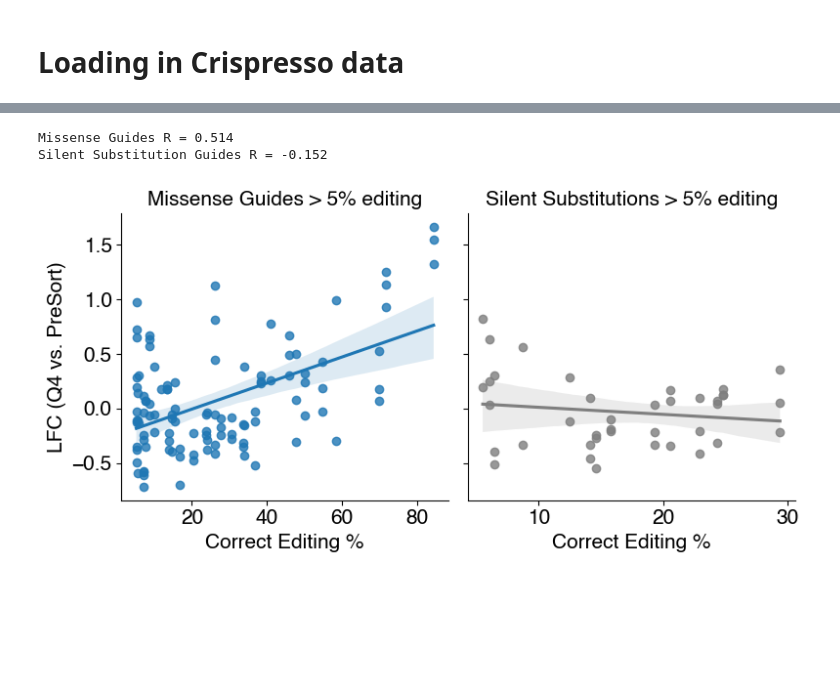
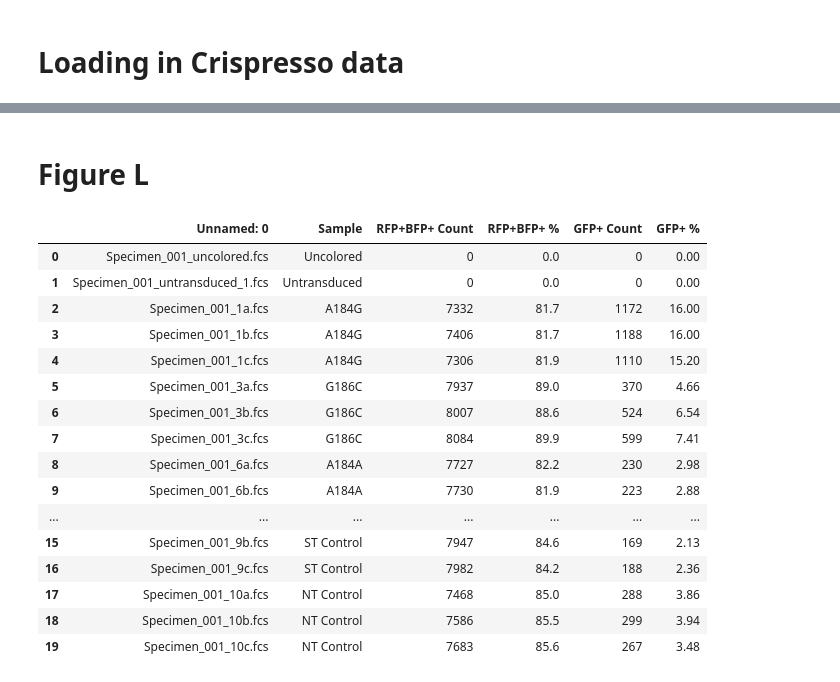
Before and after one commit to samgould2/KEAP1-mutLOH-prime-editing-sensor, a Jupyter notebook: main_figure.ipynb, the cells around one changed output, grey strips where cells are left out. Drawn from its saved outputs; the diff is of its cells as text; code cells hidden in the pictures; blank space fills up the shorter version.

```diff
--- a/main_figure.ipynb
+++ b/main_figure.ipynb
@@ -644,43 +507,25 @@ m3 = pd.concat((controls, targeting))
-# %%
-fig, ax =plt.subplots(1,2,figsize=(8,4), sharey=True)
-
-#first part of plot (left)
-targeting = m3[m3['classification'].isin(['VUS', 'driver', 'germline'])]
-targeting = targeting[targeting['bin']=='Q4 - High']
-
-sns.regplot(data=targeting, x='corr_perc', y='LFC', ax=ax[0])
-ax[0].set_xlabel('Correct Editing %', fontsize=15)
-ax[1].set_xlabel('Correct Editing %', fontsize=15)
-
-ax[0].set_ylabel('LFC (Q4 vs. PreSort)', fontsize=15)
-
-pear = np.round(scipy.stats.pearsonr(targeting['corr_perc'], targeting['LFC']).statistic, 3)
-ax[0].set_title(f'Missense Guides > 5% editing', fontsize=15)
-scipy.stats.pearsonr(targeting['corr_perc'], targeting['LFC'])
-
-ax[0].spines[['top', 'right']].set_visible(False)
-ax[0].tick_params(axis='both', which='major', labelsize=15)
-ax[1].spines[['top', 'right']].set_visible(False)
-ax[1].tick_params(axis='both', which='major', labelsize=15)
-
-#second part of plot (right)
-targeting2 = m3[m3['classification'].isin(['neutral'])]
-targeting2 = targeting2[targeting2['bin']=='Q4 - High']
-
-sns.regplot(data=targeting2, x='corr_perc', y='LFC', color='tab:gray', ax=ax[1])
-
-
-pear2 = np.round(scipy.stats.pearsonr(targeting2['corr_perc'], targeting2['LFC']).statistic, 3)
-
-ax[1].set_xlabel('Correct Editing %', fontsize=15)
-
-ax[1].set_title(f'Silent Substitutions > 5% editing', fontsize=15)
-ax[1].set_ylabel('')
-fig.tight_layout()
-
-print(f'Missense Guides R = {pear}')
-print(f'Silent Substitution Guides R = {pear2}')
-# %% [output]
-Missense Guides R = 0.514
-Silent Substitution Guides R = -0.152
-[figure, removed]
+# %% [markdown]
+# Figure L
+# %%
+validation_flow = pd.read_csv('keap1_2024_7_23_validation_day10.csv')
+validation_flow.loc[validation_flow['Sample']=='ST', 'Sample'] = 'ST Control'
+validation_flow.loc[validation_flow['Sample']=='NT', 'Sample'] = 'NT Control'
+validation_flow
+# %% [output]
+|  | Unnamed: 0 | Sample | RFP+BFP+ Count | RFP+BFP+ % | GFP+ Count | GFP+ % |
+| 0 | Specimen_001_uncolored.fcs | Uncolored | 0 | 0.0 | 0 | 0.00 |
+| 1 | Specimen_001_untransduced_1.fcs | Untransduced | 0 | 0.0 | 0 | 0.00 |
+| 2 | Specimen_001_1a.fcs | A184G | 7332 | 81.7 | 1172 | 16.00 |
+| 3 | Specimen_001_1b.fcs | A184G | 7406 | 81.7 | 1188 | 16.00 |
+| 4 | Specimen_001_1c.fcs | A184G | 7306 | 81.9 | 1110 | 15.20 |
+| 5 | Specimen_001_3a.fcs | G186C | 7937 | 89.0 | 370 | 4.66 |
+| 6 | Specimen_001_3b.fcs | G186C | 8007 | 88.6 | 524 | 6.54 |
+| 7 | Specimen_001_3c.fcs | G186C | 8084 | 89.9 | 599 | 7.41 |
+| 8 | Specimen_001_6a.fcs | A184A | 7727 | 82.2 | 230 | 2.98 |
+| 9 | Specimen_001_6b.fcs | A184A | 7730 | 81.9 | 223 | 2.88 |
+| ... | ... | ... | ... | ... | ... | ... |
+| 15 | Specimen_001_9b.fcs | ST Control | 7947 | 84.6 | 169 | 2.13 |
+| 16 | Specimen_001_9c.fcs | ST Control | 7982 | 84.2 | 188 | 2.36 |
+| 17 | Specimen_001_10a.fcs | NT Control | 7468 | 85.0 | 288 | 3.86 |
+| 18 | Specimen_001_10b.fcs | NT Control | 7586 | 85.5 | 299 | 3.94 |
+| 19 | Specimen_001_10c.fcs | NT Control | 7683 | 85.6 | 267 | 3.48 |
```
Also changed, not shown: parts of 21 cells of this notebook, 14 other files.
